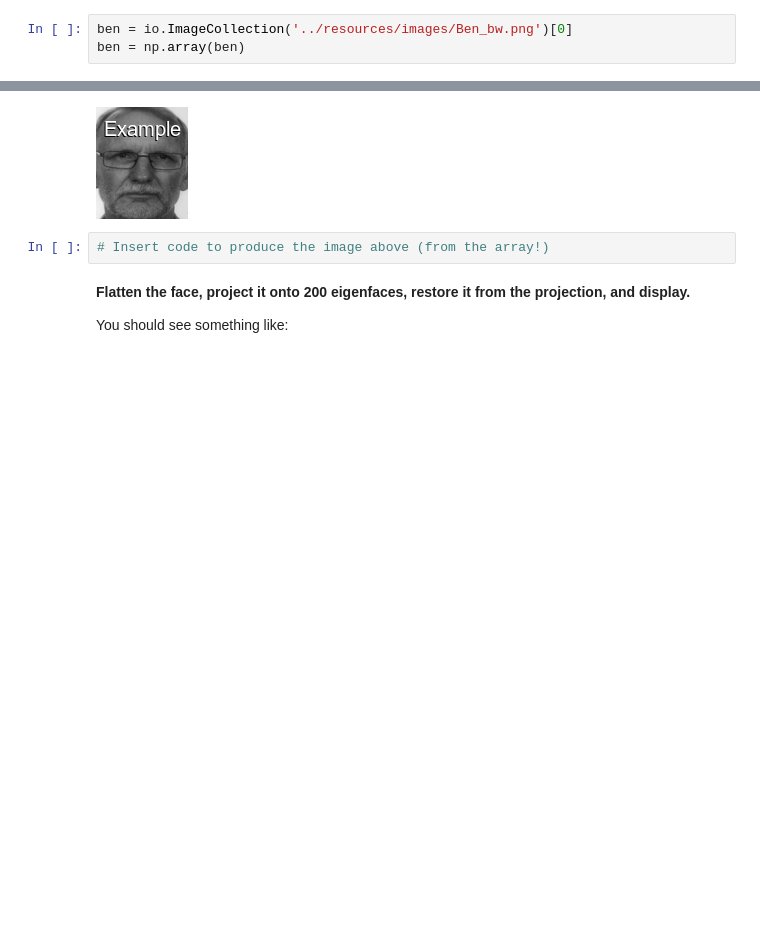
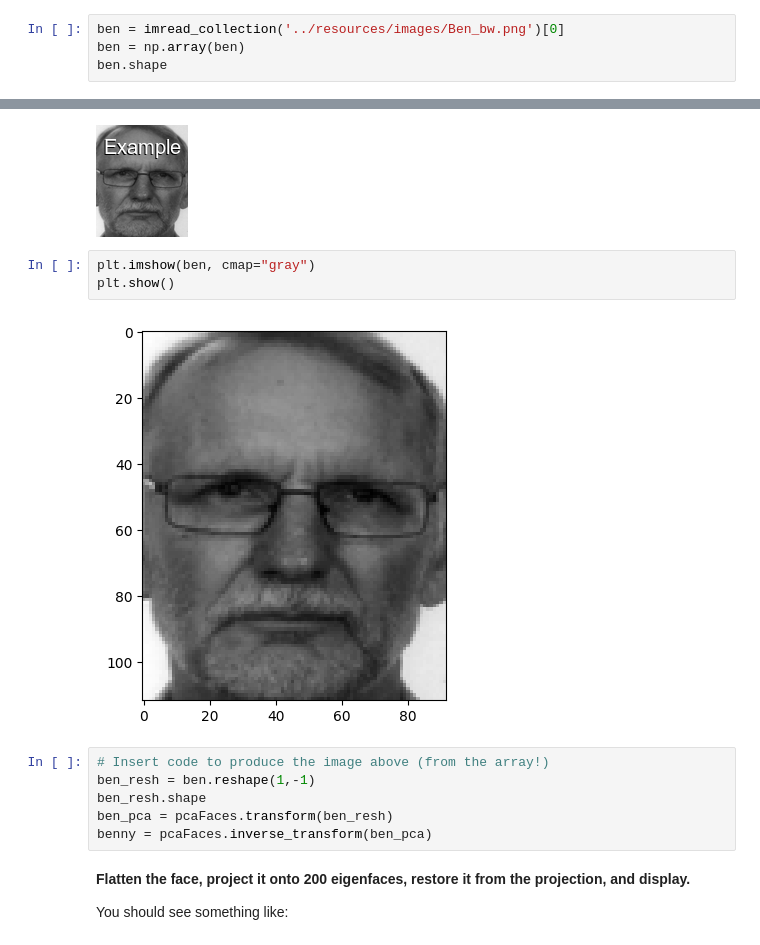
Before and after one commit to Obakeng-Mogale/cs315-assign-1, a Jupyter notebook: assign1/src/assign1.ipynb, the cells around one changed output, grey strips where cells are left out. Cells and saved outputs as stored; diff of their text form; blank space fills up the shorter version.

```diff
--- a/assign1/src/assign1.ipynb
+++ b/assign1/src/assign1.ipynb
@@ -146,5 +164,6 @@ We now project such a face. (See what happens if you try some else's face!)
 
 First read in the face:
 # %%
-ben = io.ImageCollection('../resources/images/Ben_bw.png')[0]
+ben = imread_collection('../resources/images/Ben_bw.png')[0]
 ben = np.array(ben)
+ben.shape
@@ -154,8 +175,17 @@ ben = np.array(ben)
 display(Image(filename='../resources/images/Ben_bw_wm.png'))
 # %% [output]
 [figure]
+# %%
+plt.imshow(ben, cmap="gray")
+plt.show()
+# %% [output]
+[figure, added]
 # %%
 # Insert code to produce the image above (from the array!)
+ben_resh = ben.reshape(1,-1)
+ben_resh.shape
+ben_pca = pcaFaces.transform(ben_resh)
+benny = pcaFaces.inverse_transform(ben_pca)
 # %% [markdown]
 **Flatten the face, project it onto 200 eigenfaces, restore it from the projection, and display.**
 
```
Also changed, not shown: parts of 25 cells of this notebook.
